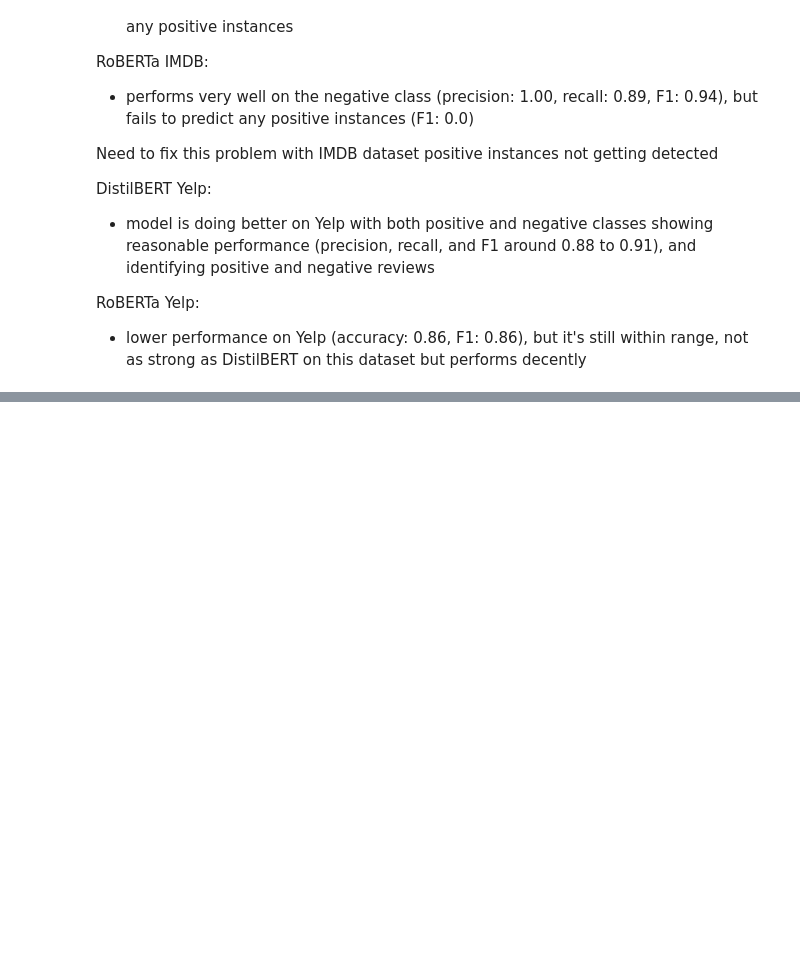
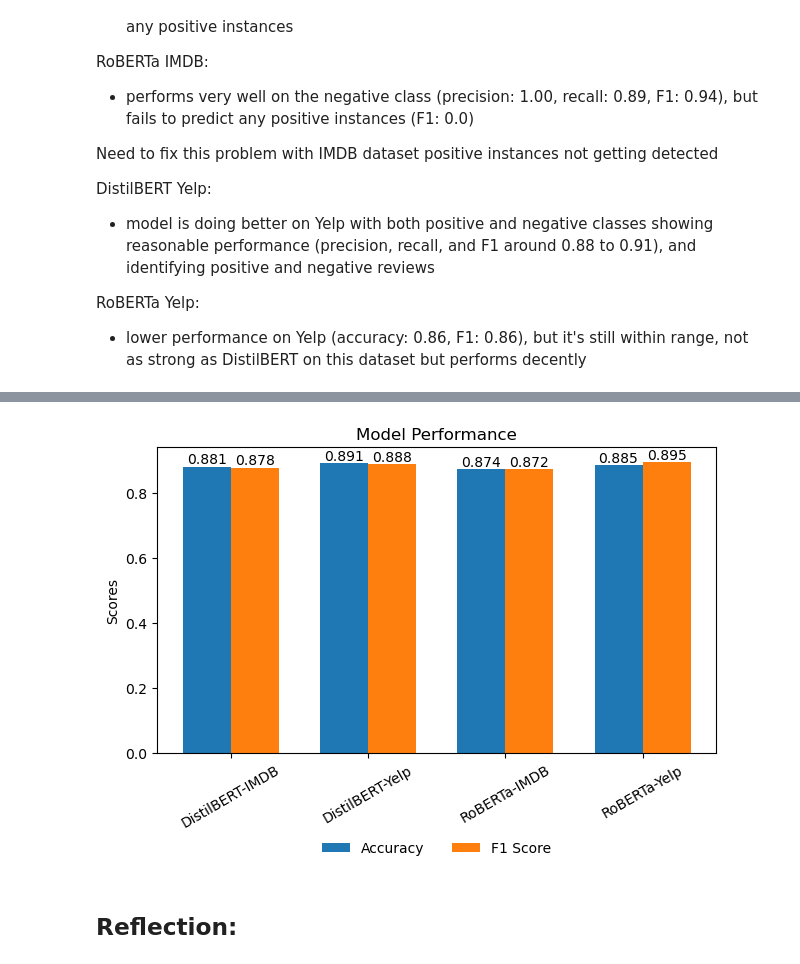
Before and after one commit to benzionchen/transformer_NLP_research, a Jupyter notebook: transformer_research_project.ipynb, the cells around one changed output, grey strips where cells are left out. Saved outputs shown, nothing was run; the diff lists cells and outputs as text; code cells hidden in the pictures; blank space fills up the shorter version.

Commit message:
plotted scores on graph

```diff
--- a/transformer_research_project.ipynb
+++ b/transformer_research_project.ipynb
@@ -544,0 +598,9 @@ plt.show()
+# %%
+# calculate metrics
+
+metrics = {}
+
+metrics["DistilBERT-IMDB"] = calculate_performance(imdb_prediction1, imdb_labels_balanced, "DistilBERT", "IMDB")
+metrics["DistilBERT-Yelp"] = calculate_performance(yelp_prediction1, yelp_labels_balanced, "DistilBERT", "Yelp")
+metrics["RoBERTa-IMDB"]   = calculate_performance(imdb_prediction2, imdb_labels_balanced, "RoBERTa", "IMDB")
+metrics["RoBERTa-Yelp"]   = calculate_performance(yelp_prediction2, yelp_labels_balanced, "RoBERTa", "Yelp")
@@ -544,0 +625,28 @@ plt.show()
+# %%
+# auto-updating Plot
+import matplotlib.pyplot as plt
+
+labels_plot = list(metrics.keys())
+accuracies = [metrics[k][0] for k in labels_plot]
+f1_scores  = [metrics[k][1] for k in labels_plot]
+
+x = range(len(labels_plot))
+width = 0.35
+
+plt.bar([i - width/2 for i in x], accuracies, width=width, label="Accuracy")
+plt.bar([i + width/2 for i in x], f1_scores, width=width, label="F1 Score")
+
+for i, (a, f) in enumerate(zip(accuracies, f1_scores)):
+    plt.text(i - width/2, a + 0.01, f"{a:.3f}", ha='center')
+    plt.text(i + width/2, f + 0.01, f"{f:.3f}", ha='center')
+
+plt.xticks(x, labels_plot, rotation=30)
+plt.ylabel("Scores")
+plt.title("Model Performance")
+plt.legend(loc='upper center', bbox_to_anchor=(0.5, -0.25), ncol=2, frameon=False) # move legend to middle of plot
+plt.tight_layout()
+plt.show()
+# %% [output]
+[figure, added]
+# %% [markdown]
+## Reflection:
```
Also changed, not shown: parts of 21 cells of this notebook.
